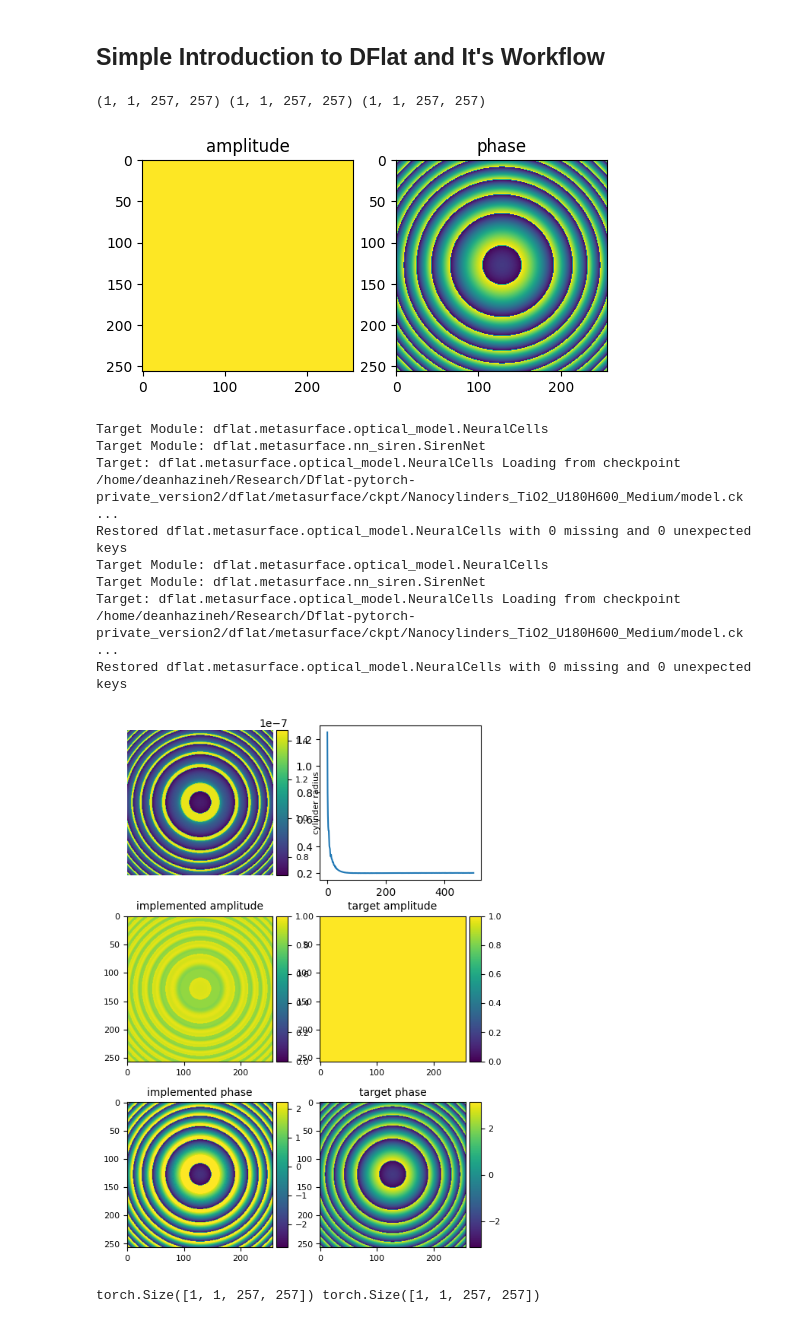
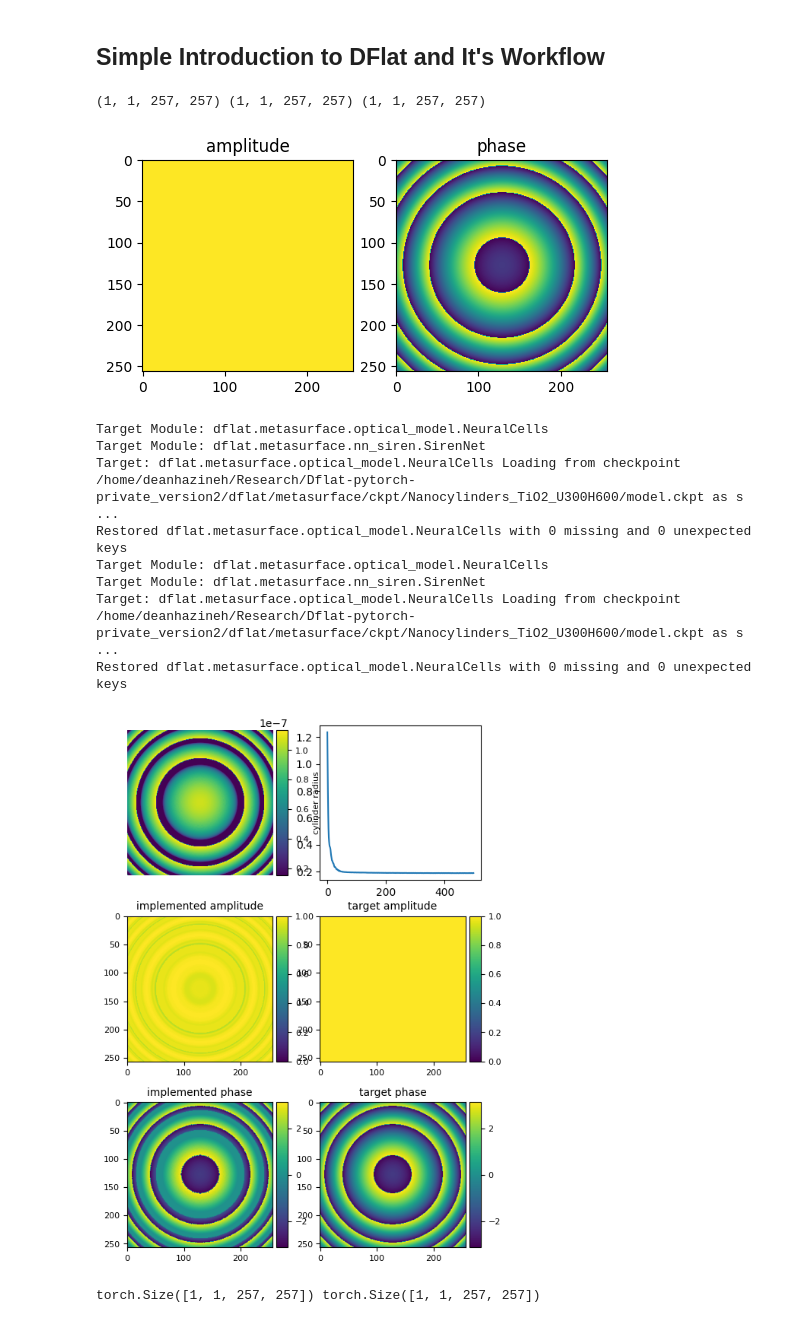
Before and after one commit to DeanHazineh/DFlat, a Jupyter notebook: scripts/demo.ipynb, the cells around one changed output. Saved outputs shown, nothing was run; the diff lists cells and outputs as text; code cells hidden in the pictures.

```diff
--- a/scripts/demo.ipynb
+++ b/scripts/demo.ipynb
@@ -12,9 +12,9 @@ from dflat.propagation import PointSpreadFunction
 # %%
 amp, phase, aperture = focusing_lens(
     in_size=[257,257],
-    in_dx_m=[180e-9, 180e-9],
+    in_dx_m=[300e-9, 300e-9],
     wavelength_set_m=[600e-9],
-    depth_set_m=[1e-4],
+    depth_set_m=[1e-3],
     fshift_set_m=[[0.0, 0.0]],
     out_distance_m=1e-3,
     aperture_radius_m=None,
@@ -30,10 +30,10 @@ ax[1].imshow(phase[0,0])
 ax[1].set_title("phase");
 # %% [output]
 (1, 1, 257, 257) (1, 1, 257, 257) (1, 1, 257, 257)
-[figure, old version]
+[figure, new version]
 # %%
 # Reverse look-up to find the metasurface that implements the target profile
-model_config_path = "metasurface/ckpt/Nanocylinders_TiO2_U180H600_Medium/config.yaml"
+model_config_path = "metasurface/ckpt/Nanocylinders_TiO2_U300H600/config.yaml"
 p_norm, p, err = reverse_lookup_optimize(
     np.expand_dims(amp,0),
     np.expand_dims(phase,0),
@@ -44,40 +44,36 @@ p_norm, p, err = reverse_lookup_optimize(
     max_iter=500,)
 
 # As a check, lets call the optical model and see what this metasurface does vs what we desired
 model = load_optical_model(model_config_path)
 model = model.to("cuda")
 
 est_amp, est_phase = model(p, np.array([600e-9]), pre_normalized=False)
 est_amp = est_amp.cpu().numpy()
 est_phase = est_phase.cpu().numpy()
 
 fig, ax = plt.subplots(3,2, figsize=(6,9))
 ax[0,0].imshow(p.squeeze())
 mp_format.formatPlot(fig, ax[0,0], addcolorbar=True, setAspect="equal", cbartitle="cylinder radius")
 ax[0,0].axis('off')
-
 ax[0,1].plot(err)
-
 ax[1,0].imshow(est_amp.squeeze(), vmin=0, vmax=1)
 mp_format.formatPlot(fig, ax[1,0], title="implemented amplitude", addcolorbar=True, setAspect="equal")
 ax[1,1].imshow(amp.squeeze(), vmin=0, vmax=1)
 mp_format.formatPlot(fig, ax[1,1], title="target amplitude",  addcolorbar=True, setAspect="equal")
-
-
 ax[2,0].imshow(est_phase.squeeze())
 mp_format.formatPlot(fig, ax[2,0], title="implemented phase", addcolorbar=True, setAspect="equal")
 ax[2,1].imshow(phase.squeeze())
 mp_format.formatPlot(fig, ax[2,1], title="target phase", addcolorbar=True, setAspect="equal")
 # %% [output]
 Target Module: dflat.metasurface.optical_model.NeuralCells
 Target Module: dflat.metasurface.nn_siren.SirenNet
-Target: dflat.metasurface.optical_model.NeuralCells Loading from checkpoint /home/deanhazineh/Research/Dflat-pytorch-private_version2/dflat/metasurface/ckpt/Nanocylinders_TiO2_U180H600_Medium/model.ck ...
+Target: dflat.metasurface.optical_model.NeuralCells Loading from checkpoint /home/deanhazineh/Research/Dflat-pytorch-private_version2/dflat/metasurface/ckpt/Nanocylinders_TiO2_U300H600/model.ckpt as s ...
 Restored dflat.metasurface.optical_model.NeuralCells with 0 missing and 0 unexpected keys
 Target Module: dflat.metasurface.optical_model.NeuralCells
 Target Module: dflat.metasurface.nn_siren.SirenNet
-Target: dflat.metasurface.optical_model.NeuralCells Loading from checkpoint /home/deanhazineh/Research/Dflat-pytorch-private_version2/dflat/metasurface/ckpt/Nanocylinders_TiO2_U180H600_Medium/model.ck ...
+Target: dflat.metasurface.optical_model.NeuralCells Loading from checkpoint /home/deanhazineh/Research/Dflat-pytorch-private_version2/dflat/metasurface/ckpt/Nanocylinders_TiO2_U300H600/model.ckpt as s ...
 Restored dflat.metasurface.optical_model.NeuralCells with 0 missing and 0 unexpected keys
-[figure, old version]
+[figure, new version]
 # %%
 # Compute the point-spread function for this lens for different conditions
 PSF = PointSpreadFunction(
```
Also changed, not shown: parts of 6 cells of this notebook, 16 other files.
